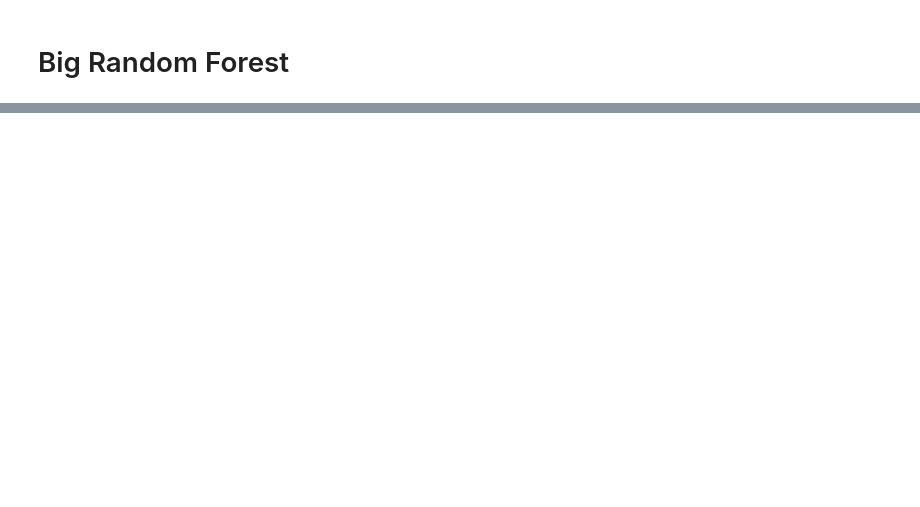
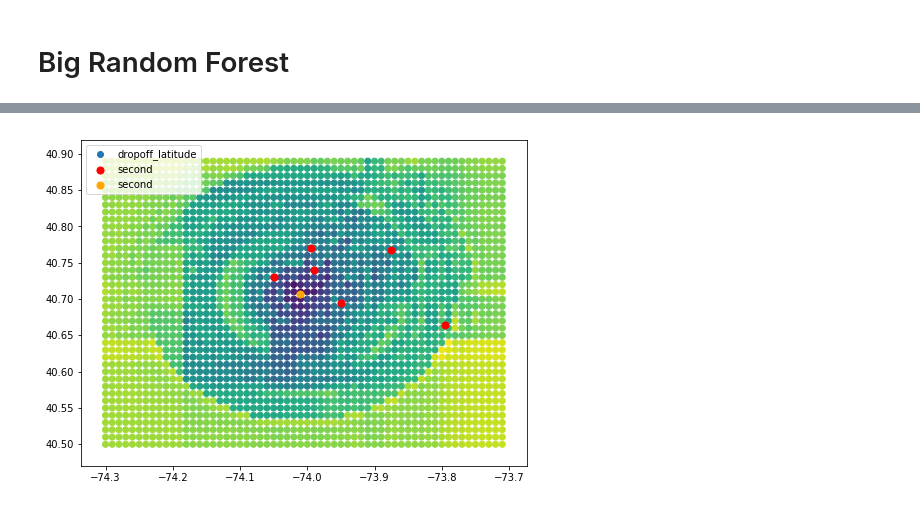
Before and after one commit to lucasPDY/Machine-Learning-with-MiniZinc, a Jupyter notebook: Taxi/taxi.ipynb, the cells around one changed output, grey strips where cells are left out. Saved outputs shown, nothing was run; the diff lists cells and outputs as text; code cells hidden in the pictures; blank space fills up the shorter version.

```diff
--- a/Taxi/taxi.ipynb
+++ b/Taxi/taxi.ipynb
@@ -524,0 +547,14 @@ temp2_list
+# %%
+sample_location = [[40.73,-74.05],[40.665,-73.795],[40.77,-73.995],[40.74,-73.99],[40.695,-73.95],[40.767,-73.875]]
+# WALL STREET
+x,y = zip(*sample_location)
+fig = plt.figure(figsize=(8,6))
+ax1 = fig.add_subplot(111)
+
+ax1.scatter(xdf['dropoff_longitude'], xdf['dropoff_latitude'], c=xdf['predicted_dist'],label = 'prediction')
+ax1.scatter(y,x, s=50, c='r', marker="o", label='second')
+ax1.scatter(wall_street_location[1],wall_street_location[0], s=50, c='orange', marker="o", label='second')
+plt.legend(loc='upper left');
+plt.show()
+# %% [output]
+[figure, added]
```
Also changed, not shown: parts of 45 cells of this notebook.
